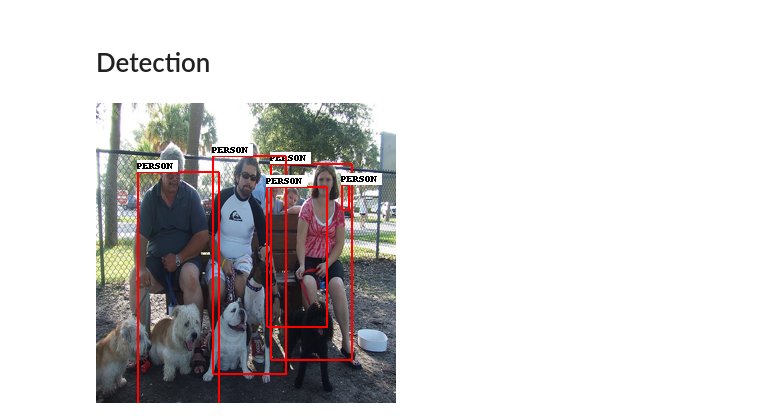
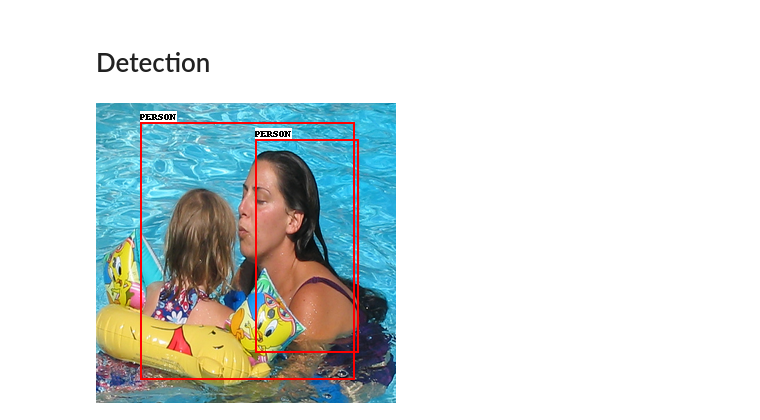
Before and after one commit to KennyUng/553SSD, a Jupyter notebook: SSD.ipynb, the cells around one changed output. Cells and saved outputs as stored; diff of their text form; code cells hidden in the pictures.

```diff
--- a/SSD.ipynb
+++ b/SSD.ipynb
@@ -40,5 +38,5 @@ Mounted at /content/drive
 # %%
-# directory = 'images_folder_new/'
+# directory = 'images_folder/'
 directory = '/content/images_folder/'
 images= []
 
@@ -63,9 +61,9 @@ with open(file) as f:
   lines = f.readlines()
 
 # take labels and assign numerical values
-labels = ('background', 'person', 'bird', 'cat', 'cow', 'dog', 'horse', 'sheep', 'aeroplane', 'bicycle',
-          'boat', 'bus', 'car', 'motorbike', 'train', 'bottle', 'chair', 'diningtable',
-          'pottedplant', 'sofa', 'tvmonitor')
+labels = ('BACKGROUND', 'PERSON', 'BIRD', 'CAT', 'COW', 'DOG', 'HORSE', 'SHEEP', 'AEROPLANE', 'BICYCLE',
+          'BOAT', 'BUS', 'CAR', 'MOTORBIKE', 'TRAIN', 'BOTTLE', 'CHAIR', 'DININGTABLE',
+          'POTTEDPLANT', 'SOFA', 'TVMONITOR')
 
 labels_map = {k:v for v,k in enumerate(labels)}
 print(labels_map)
@@ -75,7 +73,7 @@ print(labels_map)
 transform = transforms.ToTensor()
 
 # parse annotations for image index
-def parseAnnotations(idx):
+def parse_annotations(idx):
   id = []
   labels = []
   bboxes = []
@@ -92,7 +90,7 @@ def parseAnnotations(idx):
     xmax = split[4+5*i]
     ymax = split[5+5*i]
     bboxes.append([float(xmin), float(ymin), float(xmax), float(ymax)])
-    labels.append(labels_map[split[6+5*i]])
+    labels.append(labels_map[split[6+5*i].upper()])
 
   tensorLabels = torch.LongTensor(labels)
   image = img[idx]
@@ -105,10 +103,8 @@ def parseAnnotations(idx):
 
 def create_dataset(image_list):
   dataset = []
-  # validation_data = resized_image[math.floor(total*.60):math.floor(total*.80)]
-  # test_data = resized_image[math.floor(total*.80):total]
   for i in range(len(image_list)):
-    dataset.append(parseAnnotations(i))
+    dataset.append(parse_annotations(i))
   return dataset
 
 def split_dataset(dataset):
@@ -116,20 +112,16 @@ def split_dataset(dataset):
   validation_data = []
   test_data = []
 
-  # random.shuffle(dataset)
+  random.shuffle(dataset)
   total = len(dataset)
 
   # split data into 60/20/20 of training, validation, test
   training_data = dataset[0:math.floor(total*.60)]
   validation_data = dataset[math.floor(total*.60):math.floor(total*.80)]
   test_data = dataset[math.floor(total*.80):total]
-  # for i in range(len(training_data)):
-  #   image,id,label,bboxes,numObj = getImage(i)
-  #   training_data[i] = data_augmentation(image, bboxes)
-
   return training_data, validation_data, test_data
 
-def data_augmentation(image, bboxes):
+def data_augmentation(image, bboxes, labels):
   randNum = random.random()
   w = 300
   h = 300
@@ -144,7 +136,7 @@ def data_augmentation(image, bboxes):
     bboxes[:,1] = ymin / 300
     bboxes[:,2] = xmax / 300
     bboxes[:,3] = ymax / 300
-  return image, bboxes
+  return image, bboxes, labels
 
 # Create datasets
 dataset = create_dataset(img)
@@ -152,4 +144,4 @@ train_dataset, val_dataset, test_dataset = split_dataset(dataset)
 
 # Apply data augmentation to training
 for i,x in enumerate(train_dataset):
-  train_dataset[i] = data_augmentation(x[0], x[3])
+  train_dataset[i] = data_augmentation(x[0], x[3], x[2])
@@ -503,7 +493,7 @@ class SSD(nn.Module):
 
         return loc_preds, conf_preds
 
-    def check_predictions(self, loc_preds, conf_preds, min_score, max_overlap_threshold, keep_cutoff):
+    def find_objects(self, loc_preds, conf_preds, min_score, max_overlap_threshold, keep_cutoff):
         batch_size = loc_preds.size(0)
         default_boxes = Create_Default_Boxes()
         num_default = default_boxes.size(0)
@@ -513,7 +503,6 @@ class SSD(nn.Module):
         # The kept boxes, labels, and scores for all of the images
         final_boxes = list()
         final_labels = list()
-        final_scores = list()
 
         assert num_default == loc_preds.size(1) == conf_preds.size(1)
 
@@ -572,7 +561,7 @@ class SSD(nn.Module):
             if len(single_boxes) == 0:
                 single_boxes.append(torch.FloatTensor([0., 0., 1., 1.]).to(device))
                 single_labels.append(torch.LongTensor([0]).to(device))
-                single_scores.append([0.]).to(device)
+                single_scores.append(torch.FloatTensor([0.]).to(device))
 
             # Create tensor out of lists
             single_boxes = torch.cat(single_boxes, dim=0)
@@ -591,9 +580,8 @@ class SSD(nn.Module):
 
             final_boxes.append(single_boxes)
             final_labels.append(single_labels)
-            final_scores.append(single_scores)
 
-        return final_boxes, final_labels, final_scores
+        return final_boxes, final_labels
 # %% [markdown]
 <h1>MULTIBOX LOSS</h1>
 # %%
@@ -980,10 +977,8 @@ def detect(original_image, min_score, max_overlap_threshold, keep_cutoff, suppre
 
   return annotated_image
 # %%
-# print(val_dataset[5][0])
-original_image = transforms.ToPILImage()(test_dataset[63][0])
-# print(test_dataset[125])
-# original_image
-detect(original_image, min_score=0.2, max_overlap_threshold=0.5, keep_cutoff=200)
+# Test model on an image from the testing dataset
+original_image = transforms.ToPILImage()(test_dataset[5][0])
+detect_objects(original_image, min_score=0.2, max_overlap_threshold=0.5, keep_cutoff=200)
 # %% [output]
-[figure, old version]
+[figure, new version]
```
Also changed, not shown: parts of 15 cells of this notebook.
